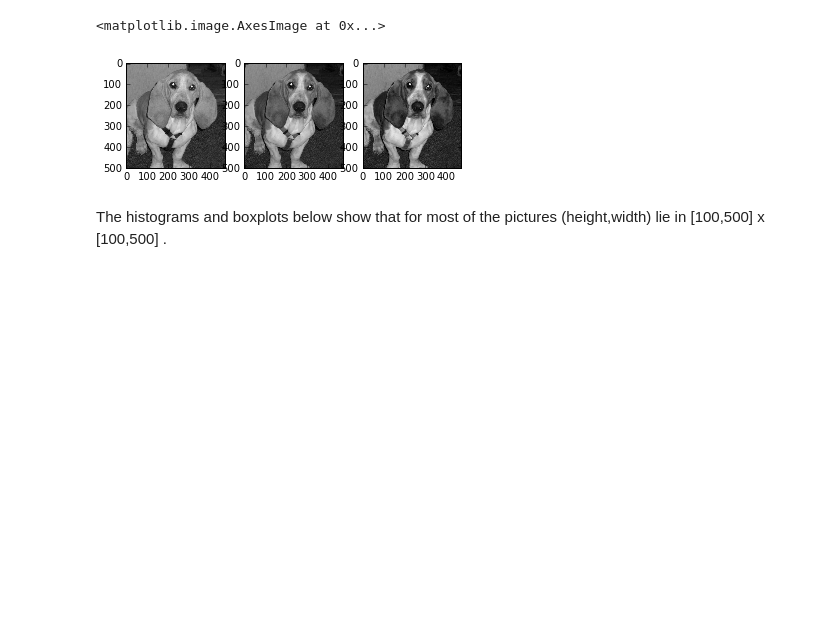
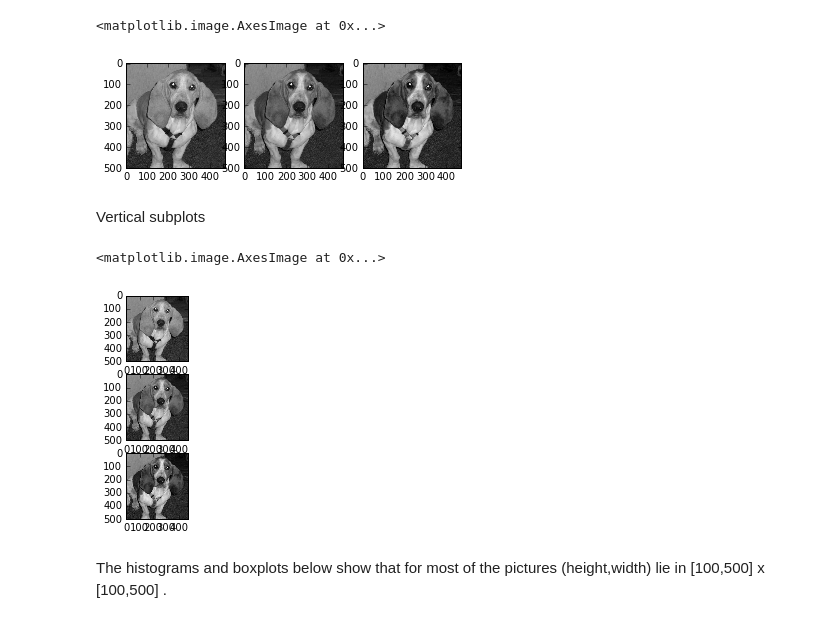
Before and after one commit to yiulau/ift6266, a Jupyter notebook: exploratory_analysis.ipynb, the cells around one changed output. Cells and saved outputs as stored; diff of their text form; code cells hidden in the pictures; blank space fills up the shorter version.

```diff
--- a/exploratory_analysis.ipynb
+++ b/exploratory_analysis.ipynb
@@ -35,6 +35,18 @@ plt.imshow(first_image.transpose((1,2,0))[:,:,2],cmap=cm.gray)
 # %% [output]
 <matplotlib.image.AxesImage at 0x...>
 [figure]
+# %% [markdown]
+Vertical subplots
+# %%
+plt.subplot(3,1,1)
+plt.imshow(first_image.transpose((1,2,0))[:,:,0],cmap=cm.gray)
+plt.subplot(3,1,2)
+plt.imshow(first_image.transpose((1,2,0))[:,:,1],cmap=cm.gray)
+plt.subplot(3,1,3)
+plt.imshow(first_image.transpose((1,2,0))[:,:,2],cmap=cm.gray)
+# %% [output]
+<matplotlib.image.AxesImage at 0x...>
+[figure, added]
 # %% [markdown]
 The histograms and boxplots below show that for most of the pictures (height,width) lie in [100,500] x [100,500] .
 # %%
```
Also changed, not shown: parts of 3 cells of this notebook, 45 other files.
